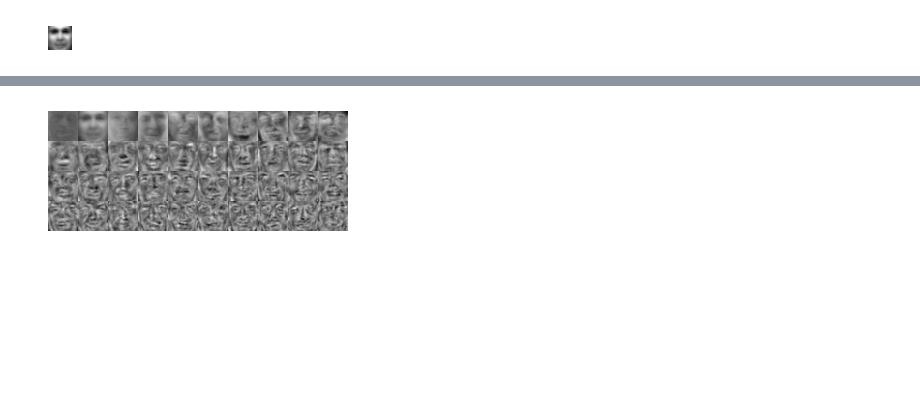
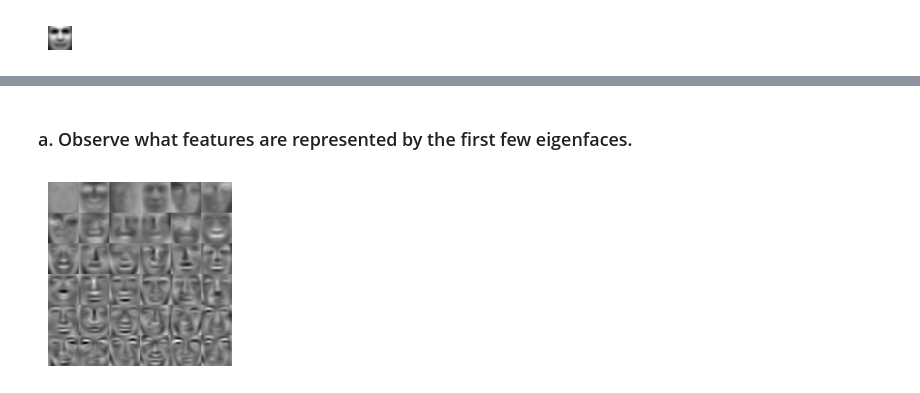
Before and after one commit to JouhC/ai-linearalgebra-probsets, a Jupyter notebook: notebooks/ps1.ipynb, the cells around one changed output, grey strips where cells are left out. Drawn from its saved outputs; the diff is of its cells as text; code cells hidden in the pictures; blank space fills up the shorter version.

```diff
--- a/notebooks/ps1.ipynb
+++ b/notebooks/ps1.ipynb
@@ -88,3 +64 @@ def sv_decomposition(matrix):
-# %%
-U, S, VT = sv_decomposition(X)
 # %%
@@ -91,3 +66,6 @@ U, S, VT = sv_decomposition(X)
 print_face(np.reshape(average_face,(32,32)).T)
 # %% [output]
 [figure]
+# %%
+X = faces
+print_faces(X, N=100)
@@ -94,4 +74,33 @@ print_face(np.reshape(average_face,(32,32)).T)
+# %%
+def sv_decomposition(A):
+    # Compute the eigenvalues and eigenvectors of A^TA
+    ATA = np.dot(A.T, A)
+    eigenvalues_ATA, V = np.linalg.eigh(ATA)
+
+    # Sort eigenvalues and eigenvectors
+    idx = np.argsort(eigenvalues_ATA)[::-1]
+    eigenvalues_ATA = eigenvalues_ATA[idx]
+    V = V[:, idx]
+
+    # Compute the singular values
+    S = np.sqrt(eigenvalues_ATA)
+
+    # Compute the eigenvectors of AA^T
+    AAT = np.dot(A, A.T)
+    eigenvalues_AAT, U = np.linalg.eigh(AAT)
+
+    # Sort eigenvalues and eigenvectors
+    idx = np.argsort(eigenvalues_AAT)[::-1]
+    U = U[:, idx]
+
+    return U, S, V.T
+# %%
+# Perform SVD
+U, S, Vt = sv_decomposition(X.T)
+#U, S, Vt = np.linalg.svd(X.T)
+# %% [markdown]
+### a. Observe what features are represented by the first few eigenfaces.
 # %%
-print_faces(U.T, N=40)
+print_faces(U.T, N=36, column_size=6)
 # %% [output]
-[figure, old version]
+[figure, new version]
```
Also changed, not shown: parts of 9 cells of this notebook, 3 other files.
